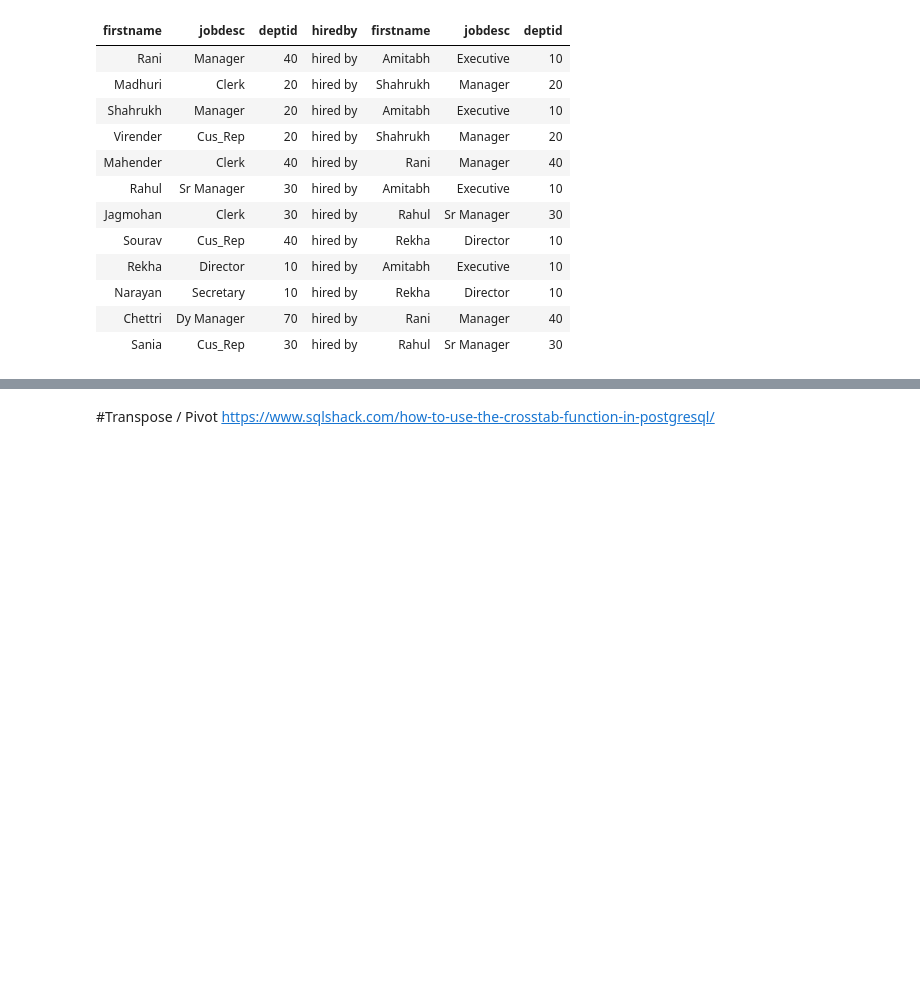
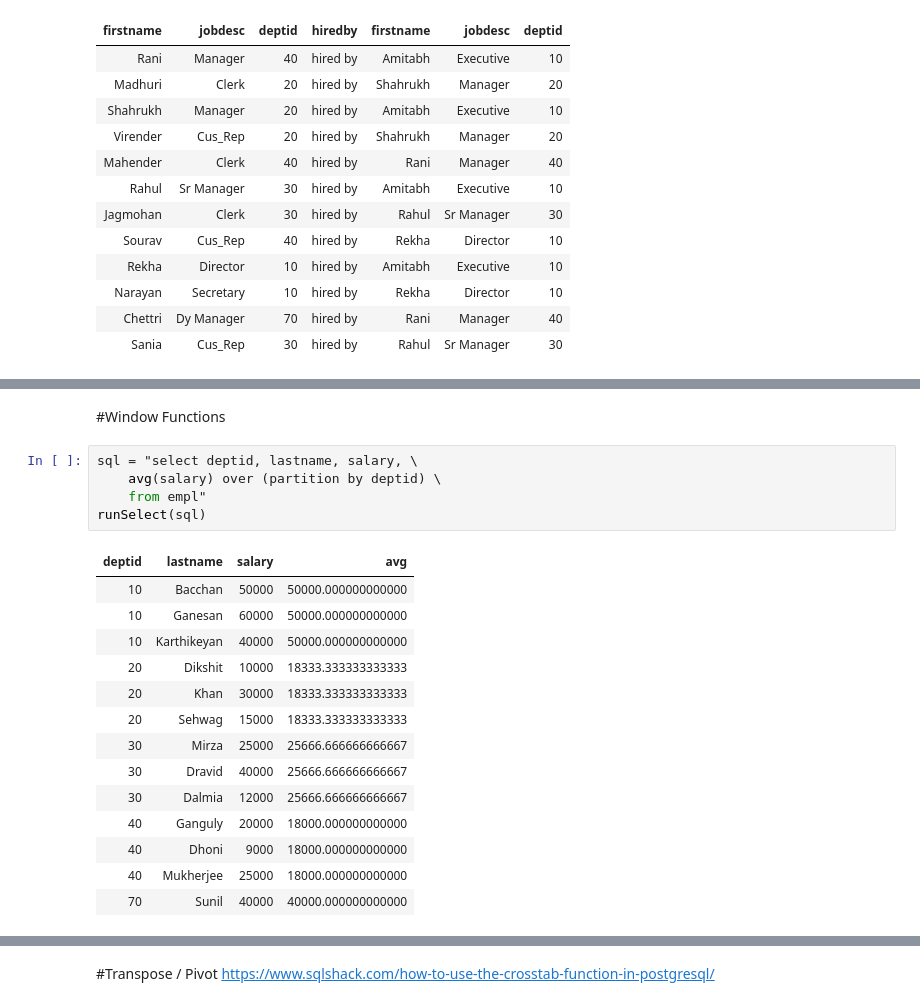
Before and after one commit to Praxis-QR/RDWH, a Jupyter notebook: PostgreSQL_02_Basic_SQL.ipynb, the cells around one changed output, grey strips where cells are left out. Saved outputs shown, nothing was run; the diff lists cells and outputs as text; blank space fills up the shorter version.

```diff
--- a/PostgreSQL_02_Basic_SQL.ipynb
+++ b/PostgreSQL_02_Basic_SQL.ipynb
@@ -740,0 +754,22 @@ Last tested   2023-12-30 14:30:29.330379+05:30
+# %% [markdown]
+#Window Functions
+# %%
+sql = "select deptid, lastname, salary, \
+    avg(salary) over (partition by deptid) \
+    from empl"
+runSelect(sql)
+# %% [output]
+| deptid | lastname | salary | avg |
+| 10 | Bacchan | 50000 | 50000.000000000000 |
+| 10 | Ganesan | 60000 | 50000.000000000000 |
+| 10 | Karthikeyan | 40000 | 50000.000000000000 |
+| 20 | Dikshit | 10000 | 18333.333333333333 |
+| 20 | Khan | 30000 | 18333.333333333333 |
+| 20 | Sehwag | 15000 | 18333.333333333333 |
+| 30 | Mirza | 25000 | 25666.666666666667 |
+| 30 | Dravid | 40000 | 25666.666666666667 |
+| 30 | Dalmia | 12000 | 25666.666666666667 |
+| 40 | Ganguly | 20000 | 18000.000000000000 |
+| 40 | Dhoni | 9000 | 18000.000000000000 |
+| 40 | Mukherjee | 25000 | 18000.000000000000 |
+| 70 | Sunil | 40000 | 40000.000000000000 |
```
Also changed, not shown: parts of 11 cells of this notebook.
